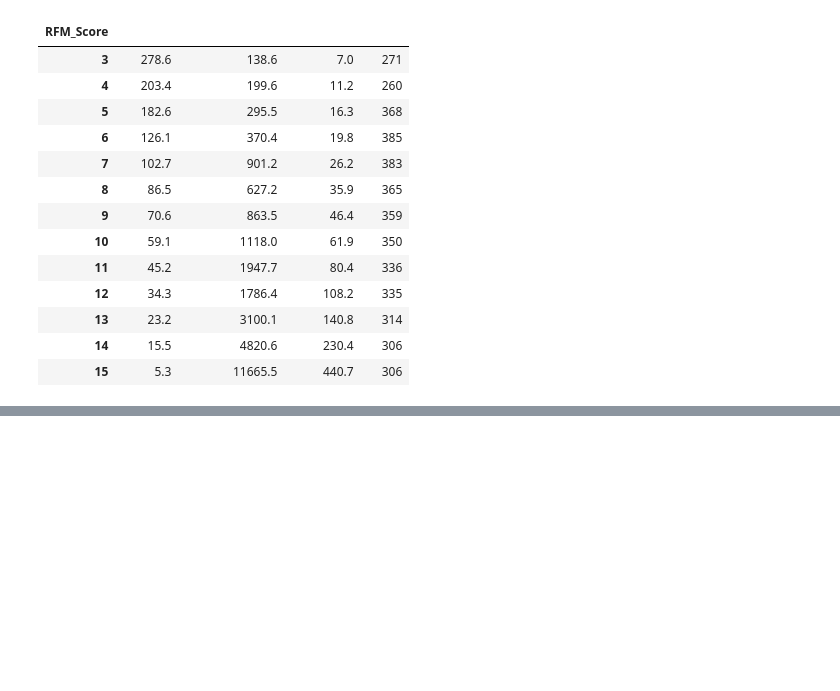
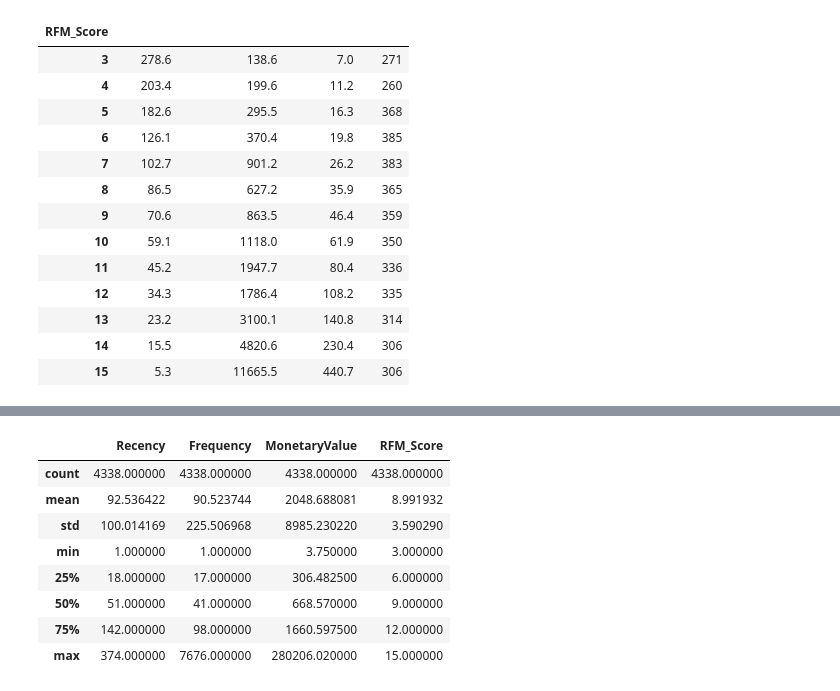
Before and after one commit to MissPenny/RFM_ANALYSIS, a Jupyter notebook: RFM.ipynb, the cells around one changed output, grey strips where cells are left out. Saved outputs shown, nothing was run; the diff lists cells and outputs as text; code cells hidden in the pictures; blank space fills up the shorter version.

```diff
--- a/RFM.ipynb
+++ b/RFM.ipynb
@@ -408,11 +405,15 @@ Now that we have competed the RFM segmentation, users can be groups into named c
-# %%
-def segment_me(df):
-    if df['RFM_Score']>=9 :
-        return 'Gold'
-    elif(df['RFM_Score']>=5) and df['RFM_Score']<9:
-        return 'Silver'
-    else:
-        return 'Bronze'
+# %%
+def segment_me(datamart):
+    if datamart['RFM_Score']>=12 :
+        return 'MVC'
+    if(datamart['RFM_Score']>=9) and datamart['RFM_Score']<11:
+        return 'Loyal '
+    if(datamart['RFM_Score']>=7) and datamart['RFM_Score']<9:
+        return 'Potentially Loyal'
+    elif(datamart['RFM_Score']>=4) and datamart['RFM_Score']<6:
+        return 'Need Attention'
+    else:
+        return 'Lost Sheep'
 # %%
 datamart['General_Segment']=datamart.apply(segment_me,axis=1)
 datamart.groupby('General_Segment').agg({
@@ -423,0 +446,12 @@ datamart.groupby('General_Segment').agg({
+# %%
+datamart.describe()
+# %% [output]
+|  | Recency | Frequency | MonetaryValue | RFM_Score |
+| count | 4338.000000 | 4338.000000 | 4338.000000 | 4338.000000 |
+| mean | 92.536422 | 90.523744 | 2048.688081 | 8.991932 |
+| std | 100.014169 | 225.506968 | 8985.230220 | 3.590290 |
+| min | 1.000000 | 1.000000 | 3.750000 | 3.000000 |
+| 25% | 18.000000 | 17.000000 | 306.482500 | 6.000000 |
+| 50% | 51.000000 | 41.000000 | 668.570000 | 9.000000 |
+| 75% | 142.000000 | 98.000000 | 1660.597500 | 12.000000 |
+| max | 374.000000 | 7676.000000 | 280206.020000 | 15.000000 |
```
Also changed, not shown: parts of 12 cells of this notebook.
